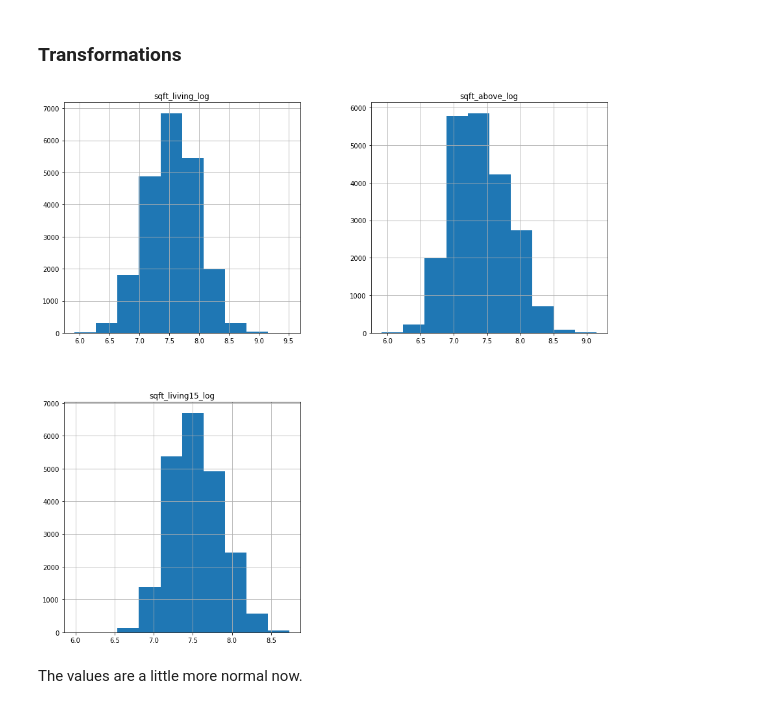
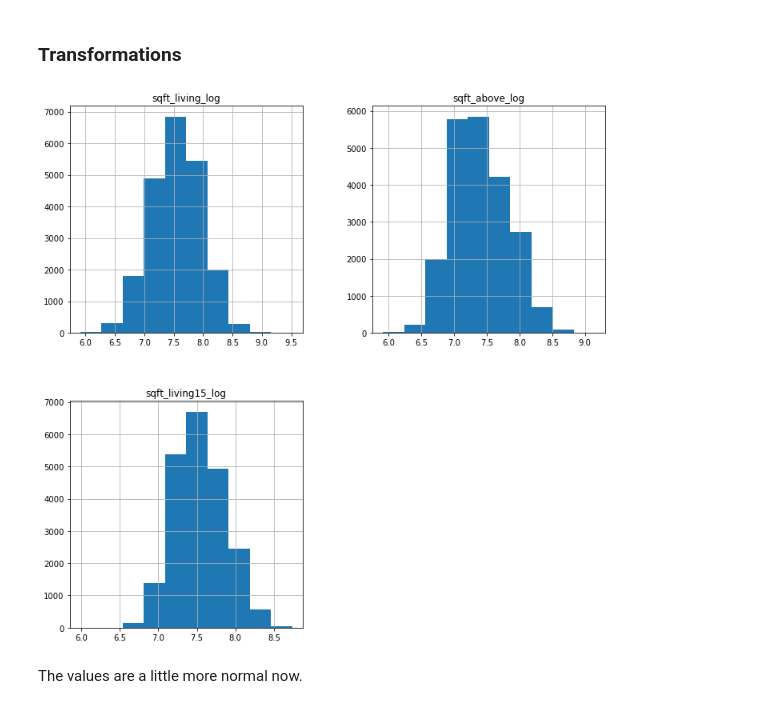
Before and after one commit to MNLKuzmin/dsc-phase-2-project-v2-3, a Jupyter notebook: student.ipynb, the cells around one changed output. Saved outputs shown, nothing was run; the diff lists cells and outputs as text; code cells hidden in the pictures.

```diff
--- a/student.ipynb
+++ b/student.ipynb
@@ -710,9 +706,9 @@ for feat in non_normal:
     df_log[feat] = df[feat].map(lambda x: np.log(x))
 df_log = df_log.add_suffix('_log')
 # %%
-df_log.hist(figsize  = [15,15]);
+df_log.hist(figsize  = [12,12]);
 # %% [output]
-[figure, old version]
+[figure, new version]
 # %% [markdown]
 The values are a little more normal now.
 # %% [markdown]
```
Also changed, not shown: parts of 38 cells of this notebook.
